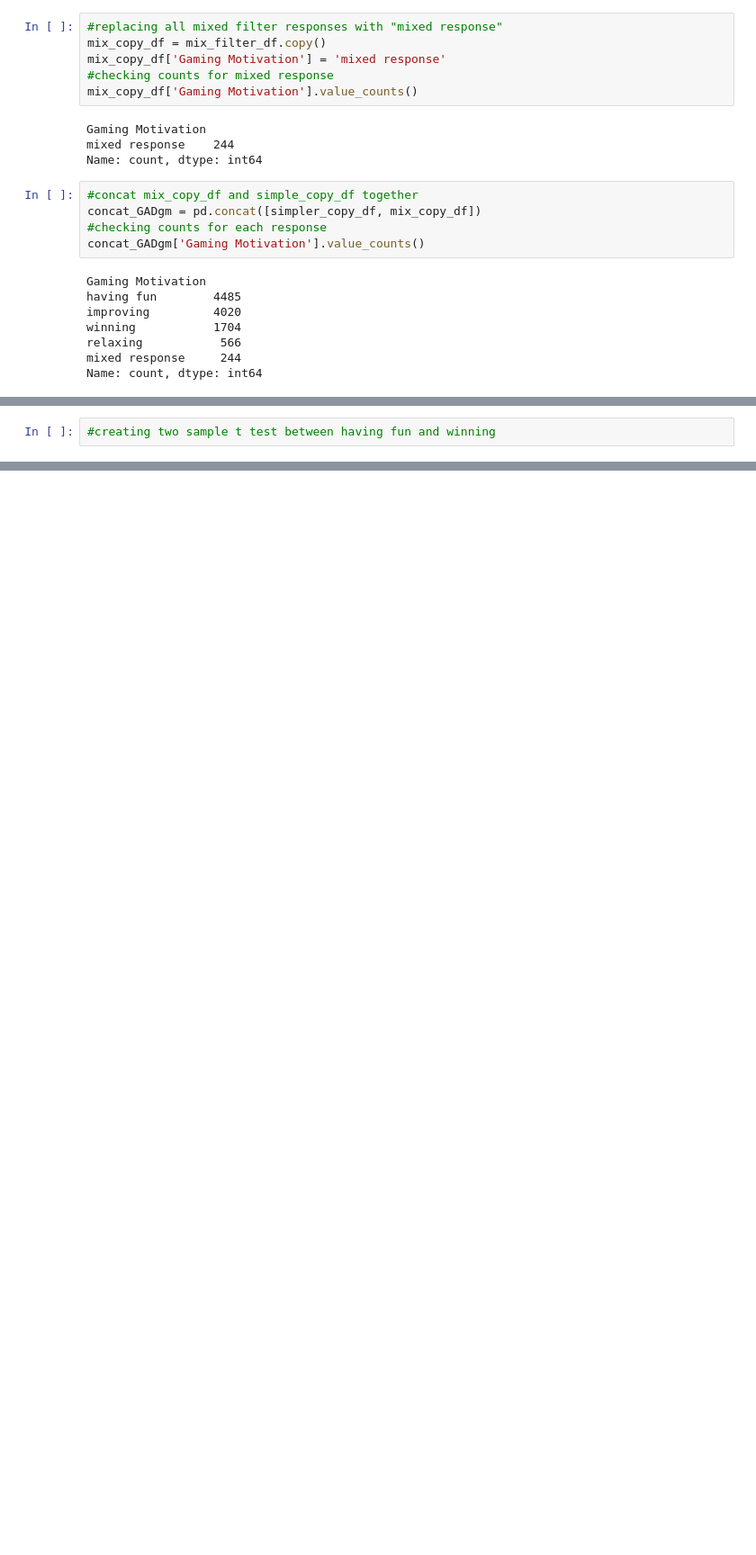
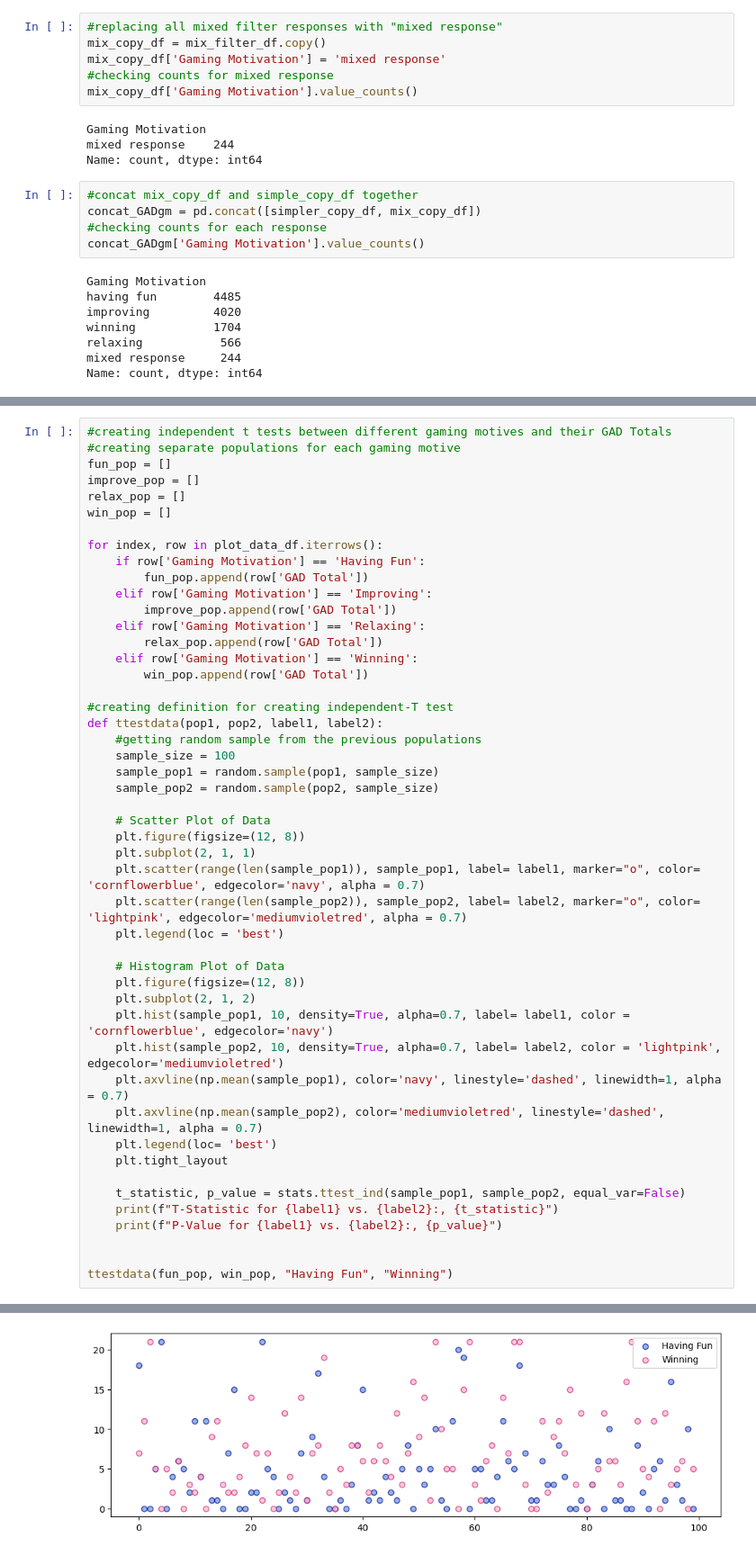
Before and after one commit to ComfyKoala/Project_1_Group_1, a Jupyter notebook: ashleys_analysis/ashleys_analysis.ipynb, the cells around one changed output, grey strips where cells are left out. Shown at 90% size. Saved outputs shown, nothing was run; the diff lists cells and outputs as text; blank space fills up the shorter version.

```diff
--- a/ashleys_analysis/ashleys_analysis.ipynb
+++ b/ashleys_analysis/ashleys_analysis.ipynb
@@ -484,2 +519,49 @@ ValueError: The truth value of a Series is ambiguous. Use a.empty, a.bool(), a.i
 # %%
-#creating two sample t test between having fun and winning
+#creating independent t tests between different gaming motives and their GAD Totals
+#creating separate populations for each gaming motive
+fun_pop = []
+improve_pop = []
+relax_pop = []
+win_pop = []
+
+for index, row in plot_data_df.iterrows():
+    if row['Gaming Motivation'] == 'Having Fun':
+        fun_pop.append(row['GAD Total'])
+    elif row['Gaming Motivation'] == 'Improving':
+        improve_pop.append(row['GAD Total'])
+    elif row['Gaming Motivation'] == 'Relaxing':
+        relax_pop.append(row['GAD Total'])
+    elif row['Gaming Motivation'] == 'Winning':
+        win_pop.append(row['GAD Total'])
+
+#creating definition for creating independent-T test
+def ttestdata(pop1, pop2, label1, label2):
+    #getting random sample from the previous populations
+    sample_size = 100
+    sample_pop1 = random.sample(pop1, sample_size)
+    sample_pop2 = random.sample(pop2, sample_size)
+
+    # Scatter Plot of Data
+    plt.figure(figsize=(12, 8))
+    plt.subplot(2, 1, 1)
+    plt.scatter(range(len(sample_pop1)), sample_pop1, label= label1, marker="o", color= 'cornflowerblue', edgecolor='navy', alpha = 0.7)
+    plt.scatter(range(len(sample_pop2)), sample_pop2, label= label2, marker="o", color= 'lightpink', edgecolor='mediumvioletred', alpha = 0.7)
+    plt.legend(loc = 'best')
+
+    # Histogram Plot of Data
+    plt.figure(figsize=(12, 8))
+    plt.subplot(2, 1, 2)
+    plt.hist(sample_pop1, 10, density=True, alpha=0.7, label= label1, color = 'cornflowerblue', edgecolor='navy')
+    plt.hist(sample_pop2, 10, density=True, alpha=0.7, label= label2, color = 'lightpink', edgecolor='mediumvioletred')
+    plt.axvline(np.mean(sample_pop1), color='navy', linestyle='dashed', linewidth=1, alpha = 0.7)
+    plt.axvline(np.mean(sample_pop2), color='mediumvioletred', linestyle='dashed', linewidth=1, alpha = 0.7)
+    plt.legend(loc= 'best')
+    plt.tight_layout
+
+    t_statistic, p_value = stats.ttest_ind(sample_pop1, sample_pop2, equal_var=False)
+    print(f"T-Statistic for {label1} vs. {label2}:, {t_statistic}")
+    print(f"P-Value for {label1} vs. {label2}:, {p_value}")
+
+
+ttestdata(fun_pop, win_pop, "Having Fun", "Winning")
+# %% [output]
@@ -485,0 +570 @@ ValueError: The truth value of a Series is ambiguous. Use a.empty, a.bool(), a.i
+[figure, added]
```
Also changed, not shown: parts of 16 cells of this notebook.
